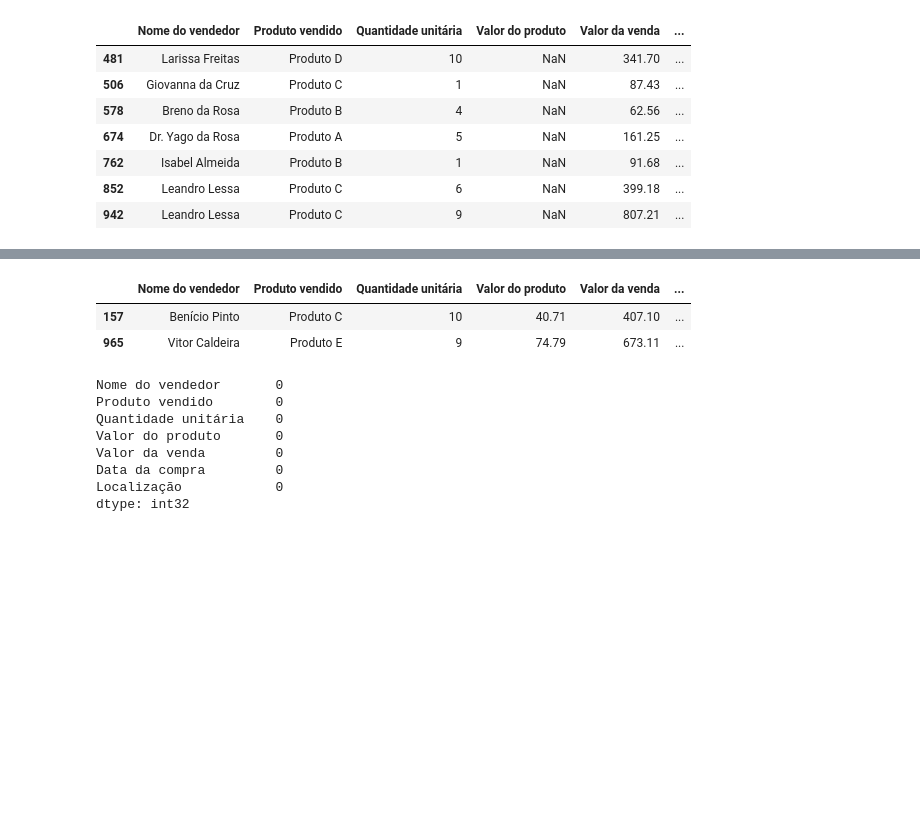
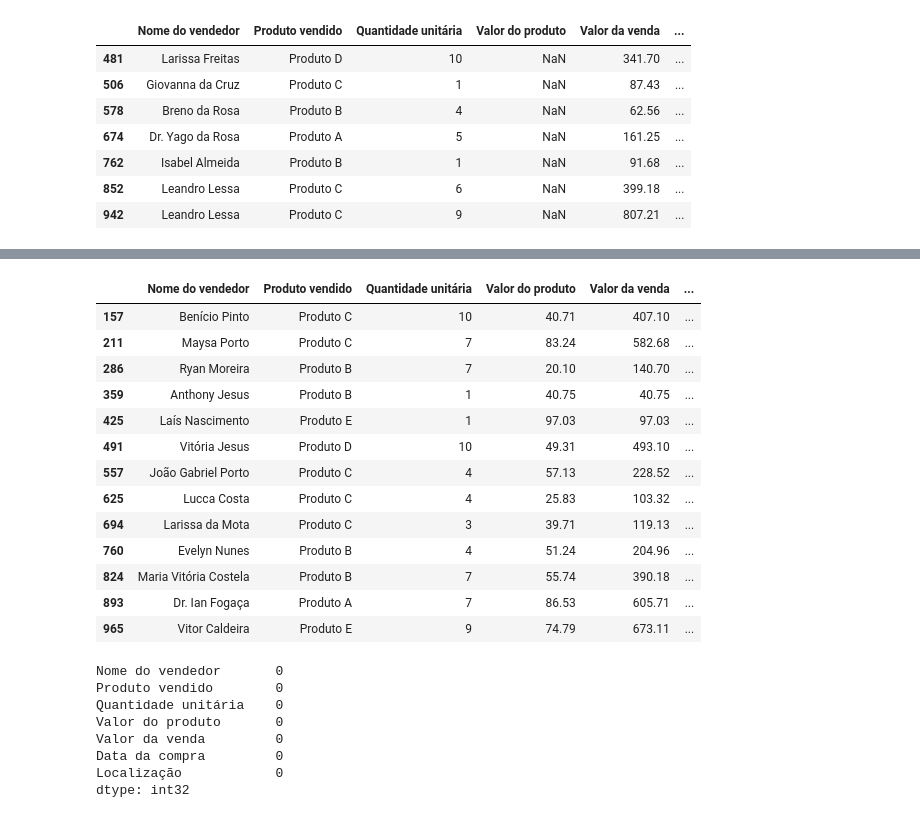
Before and after one commit to campos-dev/xpe_analista_dados_financas, a Jupyter notebook: modulo2_fundamentos_analise_ciencia_dados/pratico/TPM2.ipynb, the cells around one changed output, grey strips where cells are left out. Drawn from its saved outputs; the diff is of its cells as text; code cells hidden in the pictures; blank space fills up the shorter version.

```diff
--- a/modulo2_fundamentos_analise_ciencia_dados/pratico/TPM2.ipynb
+++ b/modulo2_fundamentos_analise_ciencia_dados/pratico/TPM2.ipynb
@@ -93,10 +119,21 @@ sell_value_fixed = df['Quantidade unitária'] * df['Valor do produto']
 
 df['Valor da venda'] = df['Valor da venda'].fillna(value=sell_value_fixed)
 # %%
-df.query('index in(157,965)')
+df.query('index in(157,211, 286, 359, 425, 491, 557, 625, 694, 760, 824, 893, 965)')
 # %% [output]
 |  | Nome do vendedor | Produto vendido | Quantidade unitária | Valor do produto | Valor da venda | ... |
 | 157 | Benício Pinto | Produto C | 10 | 40.71 | 407.10 | ... |
+| 211 | Maysa Porto | Produto C | 7 | 83.24 | 582.68 | ... |
+| 286 | Ryan Moreira | Produto B | 7 | 20.10 | 140.70 | ... |
+| 359 | Anthony Jesus | Produto B | 1 | 40.75 | 40.75 | ... |
+| 425 | Laís Nascimento | Produto E | 1 | 97.03 | 97.03 | ... |
+| 491 | Vitória Jesus | Produto D | 10 | 49.31 | 493.10 | ... |
+| 557 | João Gabriel Porto | Produto C | 4 | 57.13 | 228.52 | ... |
+| 625 | Lucca Costa | Produto C | 4 | 25.83 | 103.32 | ... |
+| 694 | Larissa da Mota | Produto C | 3 | 39.71 | 119.13 | ... |
+| 760 | Evelyn Nunes | Produto B | 4 | 51.24 | 204.96 | ... |
+| 824 | Maria Vitória Costela | Produto B | 7 | 55.74 | 390.18 | ... |
+| 893 | Dr. Ian Fogaça | Produto A | 7 | 86.53 | 605.71 | ... |
 | 965 | Vitor Caldeira | Produto E | 9 | 74.79 | 673.11 | ... |
 # %%
 # check if there's duplicates
```
Also changed, not shown: parts of 7 cells of this notebook, 2 other files.
